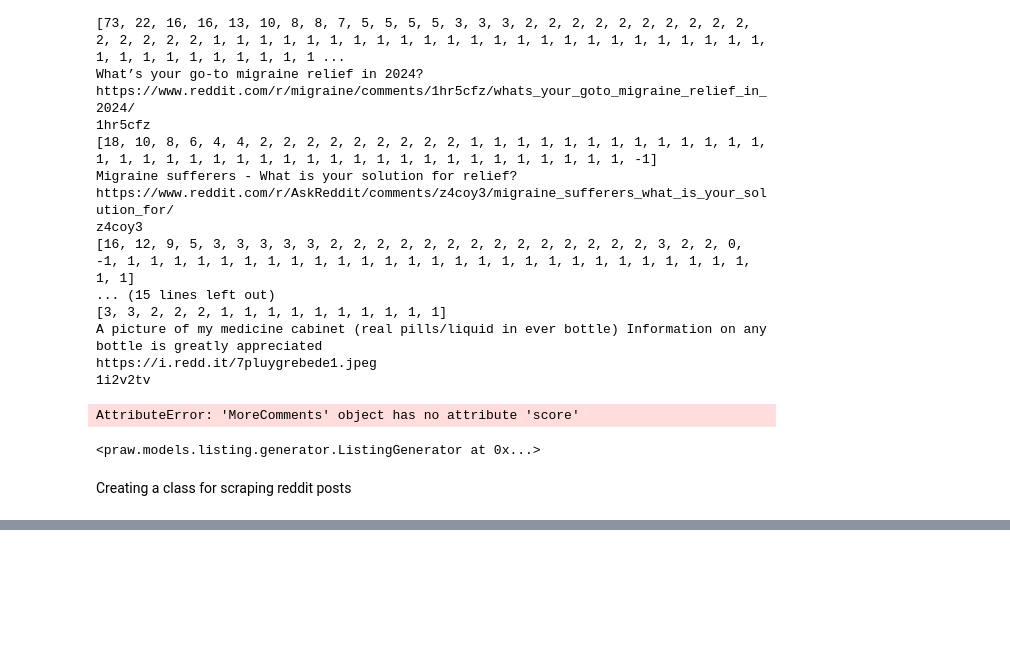
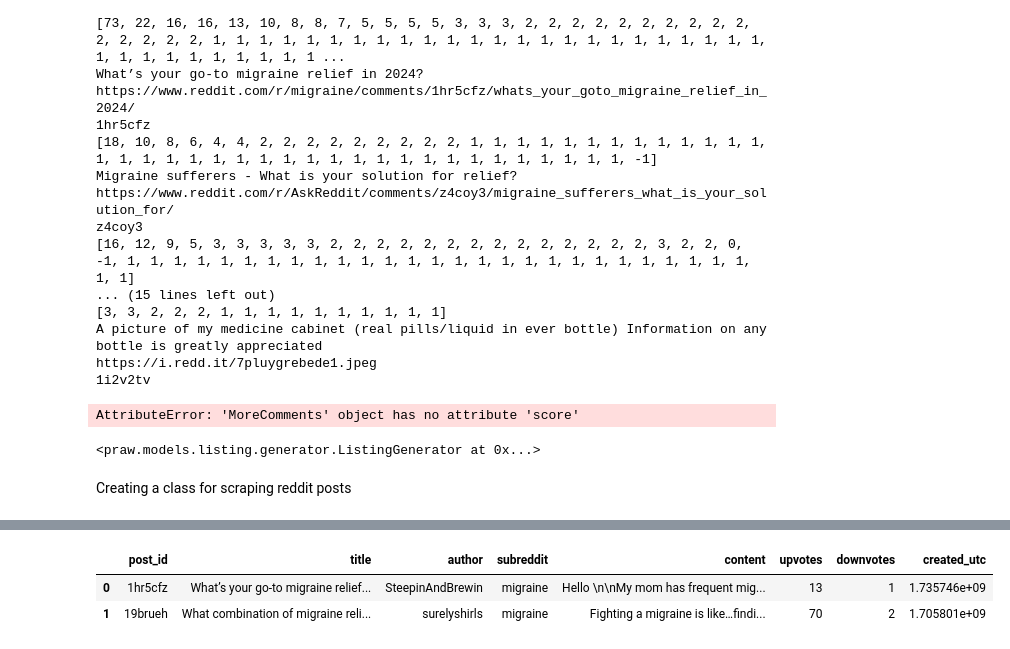
Before and after one commit to L33T-Snack3r/reddit-search, a Jupyter notebook: testing/reddit_api.ipynb, the cells around one changed output, grey strips where cells are left out. Cells and saved outputs as stored; diff of their text form; code cells hidden in the pictures; blank space fills up the shorter version.

```diff
--- a/testing/reddit_api.ipynb
+++ b/testing/reddit_api.ipynb
@@ -188,0 +459,6 @@ class Scraper():
+# %%
+posts_df
+# %% [output]
+|  | post_id | title | author | subreddit | content | upvotes | downvotes | created_utc |
+| 0 | 1hr5cfz | What’s your go-to migraine relief... | SteepinAndBrewin | migraine | Hello \n\nMy mom has frequent mig... | 13 | 1 | 1.735746e+09 |
+| 1 | 19brueh | What combination of migraine reli... | surelyshirls | migraine | Fighting a migraine is like…findi... | 70 | 2 | 1.705801e+09 |
```
Also changed, not shown: parts of 9 cells of this notebook, 2 other files.
